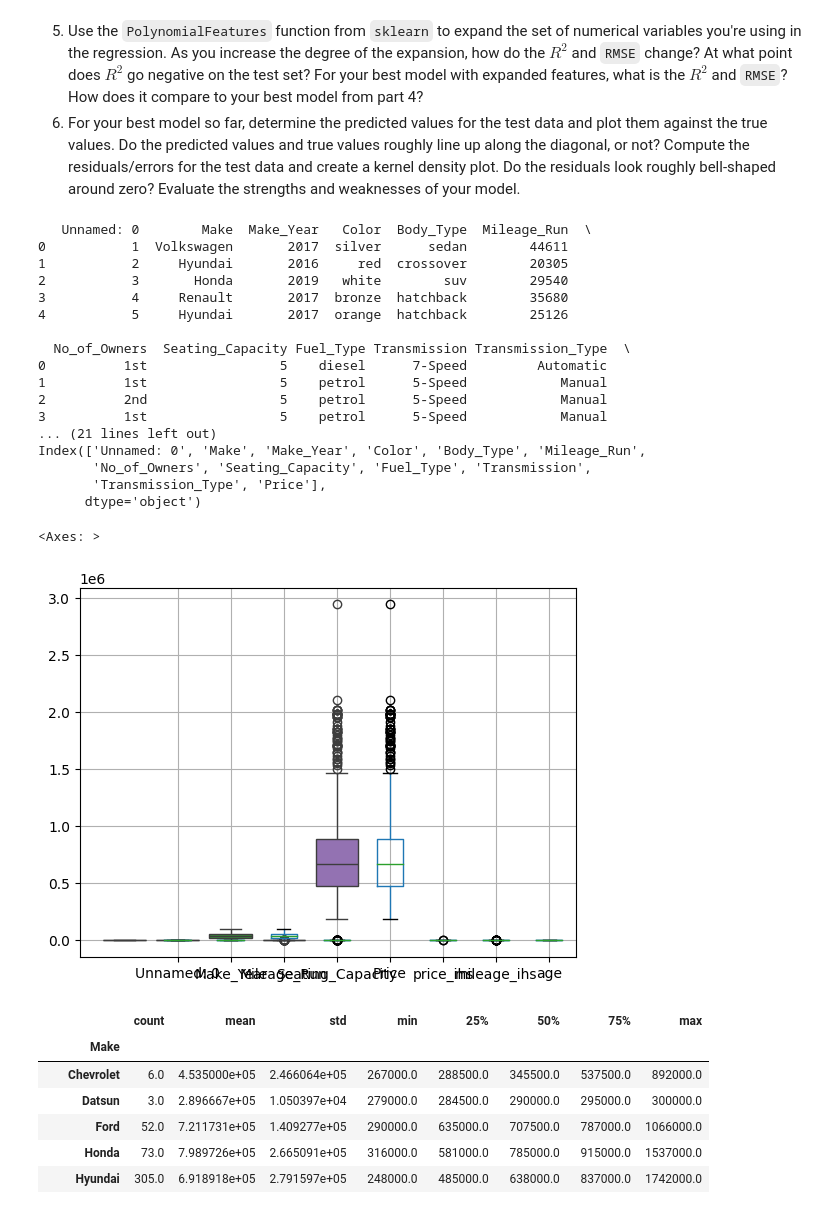
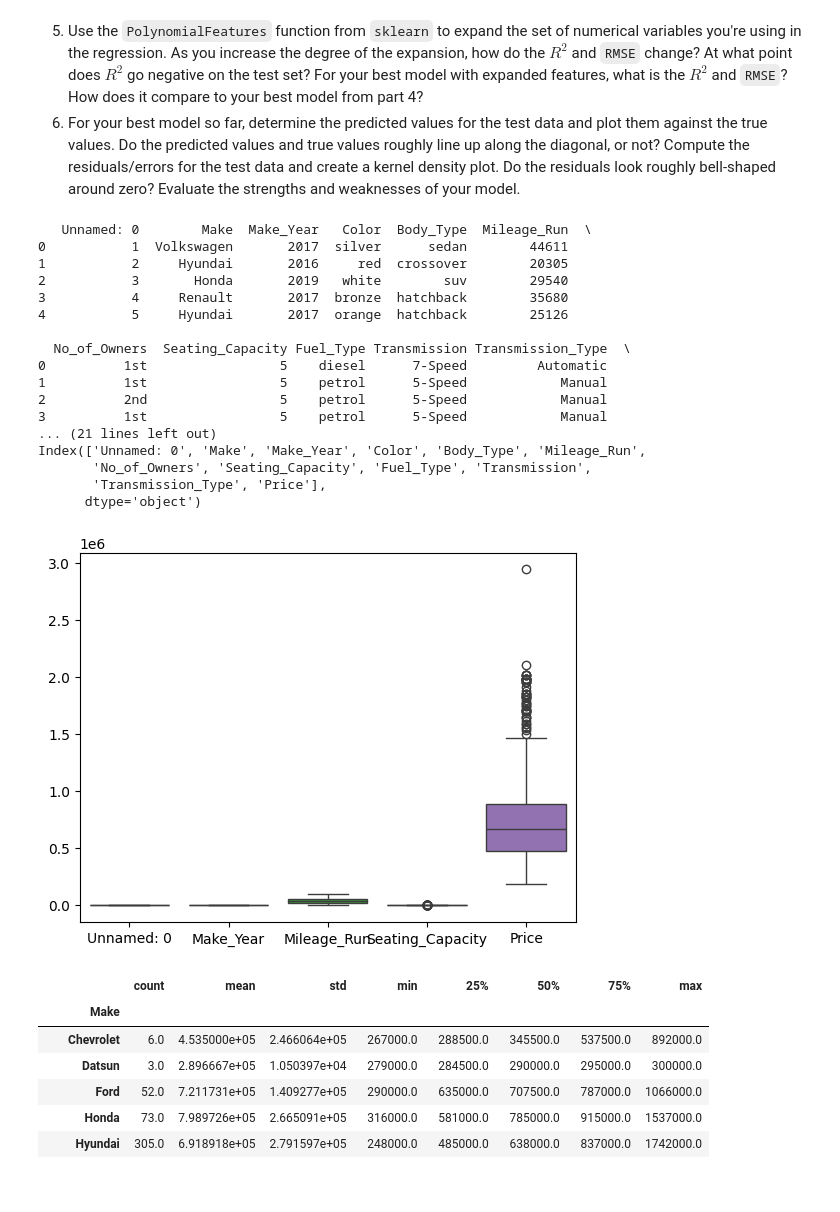
Before and after one commit to FlavienS6/linearRegression, a Jupyter notebook: assignment.ipynb, the cells around one changed output. Drawn from its saved outputs; the diff is of its cells as text; code cells hidden in the pictures.

```diff
--- a/assignment.ipynb
+++ b/assignment.ipynb
@@ -180,35 +172,33 @@ RMSE:  114.27692123130633
 # %%
 #Question 1
 df = pd.read_csv('/content/linearRegression/data/cars_hw.csv')
 print(df.head())
 print(df.isnull().sum())
 #no missing values... not sure what else to do. Got stuck & looked at the answer sheet.
 sns.boxplot(data=df)
 print(df.columns)
 df['price_ihs'] = np.arcsinh(df['Price'])
 df['mileage_ihs'] = np.arcsinh(df['Mileage_Run'])
 df['age'] = max(df['Make_Year'])-df['Make_Year']
-df.boxplot()
 # %% [output]
    Unnamed: 0        Make  Make_Year   Color  Body_Type  Mileage_Run  \
 0           1  Volkswagen       2017  silver      sedan        44611
 1           2     Hyundai       2016     red  crossover        20305
 2           3       Honda       2019   white        suv        29540
 3           4     Renault       2017  bronze  hatchback        35680
 4           5     Hyundai       2017  orange  hatchback        25126
 
   No_of_Owners  Seating_Capacity Fuel_Type Transmission Transmission_Type  \
 0          1st                 5    diesel      7-Speed         Automatic
 1          1st                 5    petrol      5-Speed            Manual
 2          2nd                 5    petrol      5-Speed            Manual
 3          1st                 5    petrol      5-Speed            Manual
 ... (21 lines left out)
 Index(['Unnamed: 0', 'Make', 'Make_Year', 'Color', 'Body_Type', 'Mileage_Run',
        'No_of_Owners', 'Seating_Capacity', 'Fuel_Type', 'Transmission',
        'Transmission_Type', 'Price'],
       dtype='object')
-<Axes: >
-[figure, old version]
+[figure, new version]
 # %%
 #Question 2
 sns.kdeplot(data = df, x='Price',hue='Make')
```
Also changed, not shown: parts of 8 cells of this notebook.
